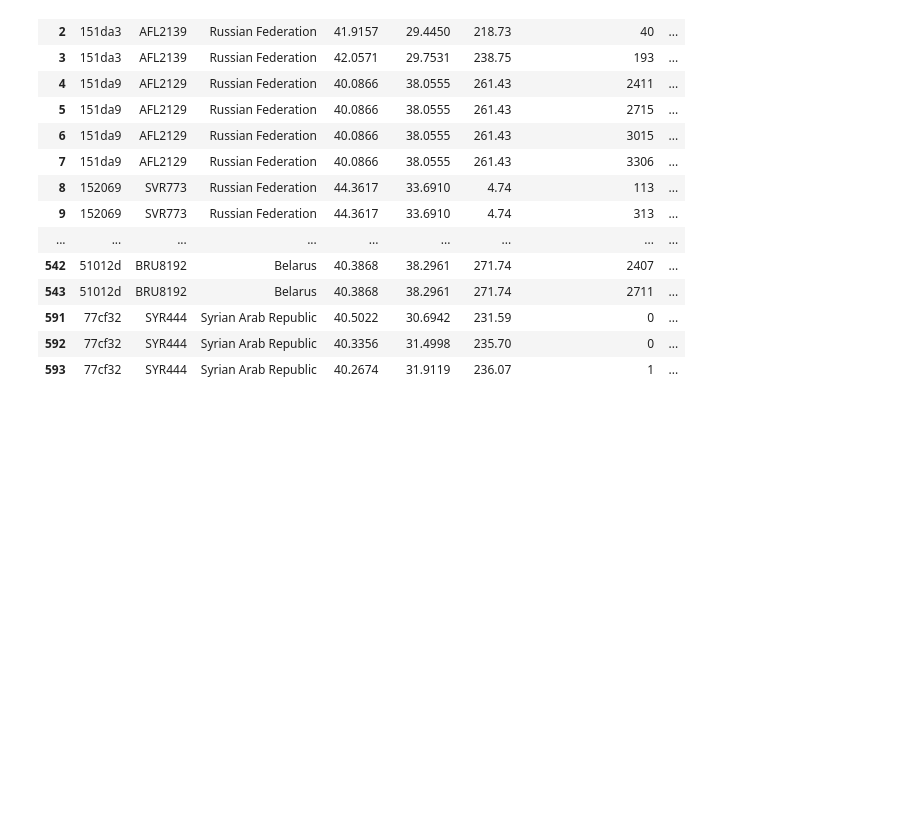
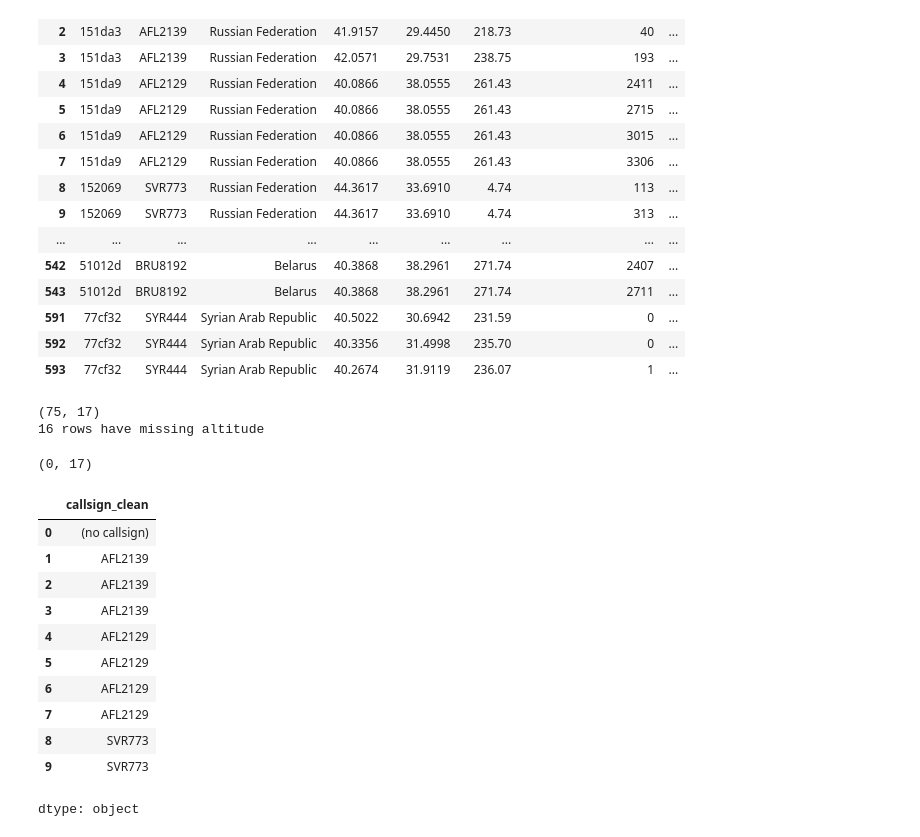
Before and after one commit to rmcN7/orion-t2, a Jupyter notebook: fleet_filter_analysis.ipynb, the cells around one changed output. Cells and saved outputs as stored; diff of their text form; code cells hidden in the pictures; blank space fills up the shorter version.

```diff
--- a/fleet_filter_analysis.ipynb
+++ b/fleet_filter_analysis.ipynb
@@ -69,3 +69,32 @@ flagged[["icao24", "callsign", "origin_country", "latitude", "longitude",
 | 591 | 77cf32 | SYR444 | Syrian Arab Republic | 40.5022 | 30.6942 | 231.59 | 0 | ... |
 | 592 | 77cf32 | SYR444 | Syrian Arab Republic | 40.3356 | 31.4998 | 235.70 | 0 | ... |
 | 593 | 77cf32 | SYR444 | Syrian Arab Republic | 40.2674 | 31.9119 | 236.07 | 1 | ... |
+# %%
+low_altitude = df_tracks[df_tracks["baro_altitude"] < 1000]
+print(low_altitude.shape)
+print(df_tracks["baro_altitude"].isna().sum(), "rows have missing altitude")
+# %% [output]
+(75, 17)
+16 rows have missing altitude
+# %%
+emergency_squawks = ["7500", "7600", "7700"]
+emergency_flagged = df_tracks[df_tracks["squawk"].isin(emergency_squawks)]
+print(emergency_flagged.shape)
+# %% [output]
+(0, 17)
+# %%
+df_tracks["callsign_clean"] = df_tracks["callsign"].fillna("(no callsign)").str.strip()
+df_tracks["callsign_clean"].head(10)
+# %% [output]
+|  | callsign_clean |
+| 0 | (no callsign) |
+| 1 | AFL2139 |
+| 2 | AFL2139 |
+| 3 | AFL2139 |
+| 4 | AFL2129 |
+| 5 | AFL2129 |
+| 6 | AFL2129 |
+| 7 | AFL2129 |
+| 8 | SVR773 |
+| 9 | SVR773 |
+dtype: object
```
Also changed, not shown: parts of 1 cell of this notebook.
